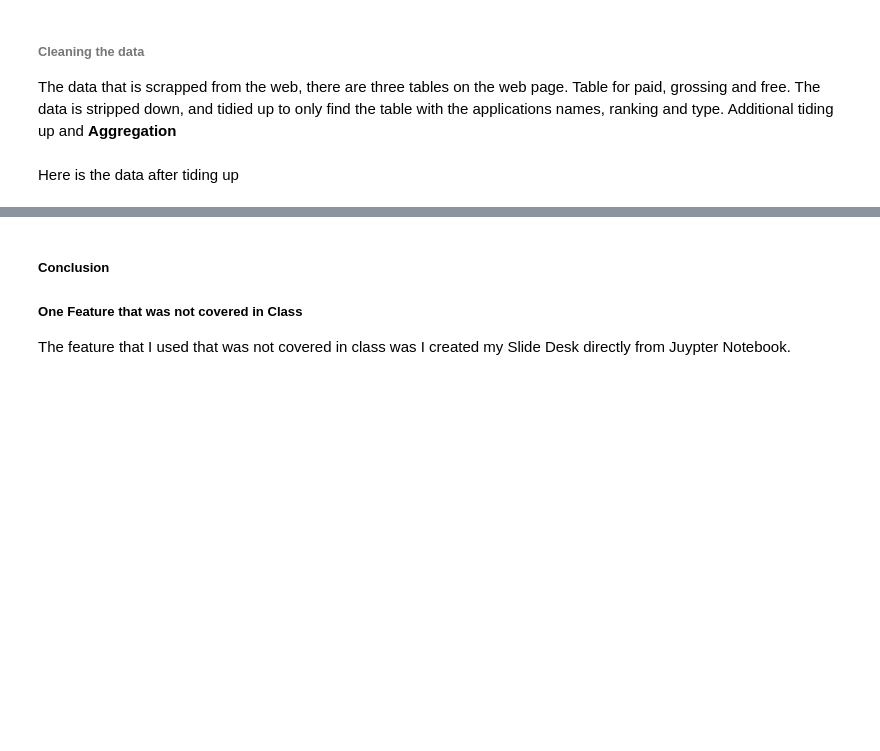
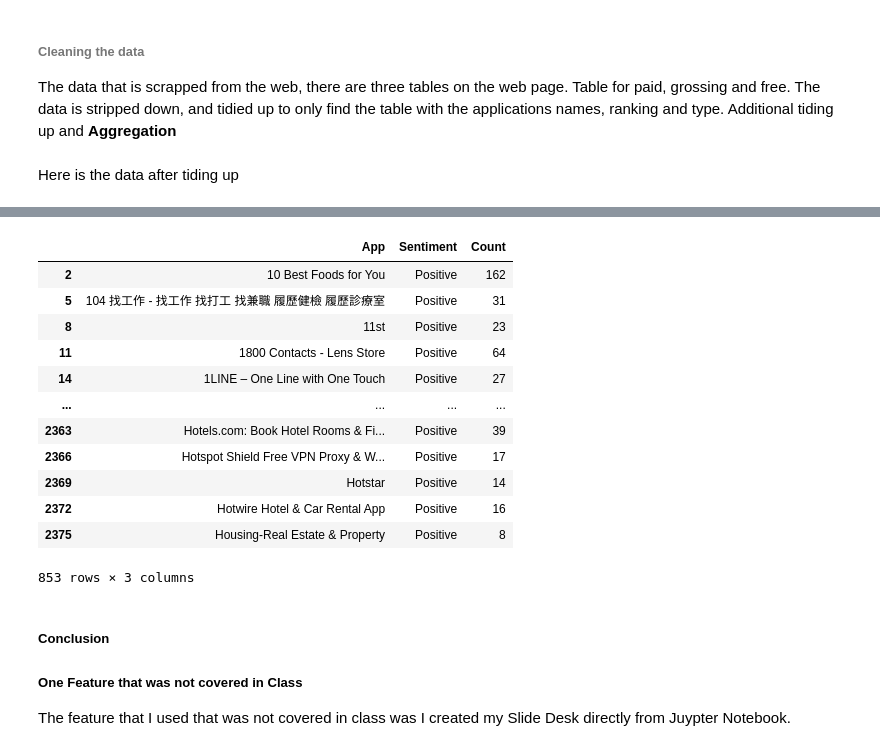
Before and after one commit to dailyfatcat/IS362_FinalProject, a Jupyter notebook: final.ipynb, the cells around one changed output, grey strips where cells are left out. Drawn from its saved outputs; the diff is of its cells as text; code cells hidden in the pictures; blank space fills up the shorter version.

```diff
--- a/final.ipynb
+++ b/final.ipynb
@@ -107,3 +150,20 @@ Graphics
+# %%
+gspositive = googlesentcount[googlesentcount['Sentiment'] == 'Positive']
+gspositive.sort_values()
+# %% [output]
+|  | App | Sentiment | Count |
+| 2 | 10 Best Foods for You | Positive | 162 |
+| 5 | 104 找工作 - 找工作 找打工 找兼職 履歷健檢 履歷診療室 | Positive | 31 |
+| 8 | 11st | Positive | 23 |
+| 11 | 1800 Contacts - Lens Store | Positive | 64 |
+| 14 | 1LINE – One Line with One Touch | Positive | 27 |
+| ... | ... | ... | ... |
+| 2363 | Hotels.com: Book Hotel Rooms & Fi... | Positive | 39 |
+| 2366 | Hotspot Shield Free VPN Proxy & W... | Positive | 17 |
+| 2369 | Hotstar | Positive | 14 |
+| 2372 | Hotwire Hotel & Car Rental App | Positive | 16 |
+| 2375 | Housing-Real Estate & Property | Positive | 8 |
+853 rows × 3 columns
 # %% [markdown]
 ##### Conclusion
 
```
Also changed, not shown: parts of 10 cells of this notebook.
